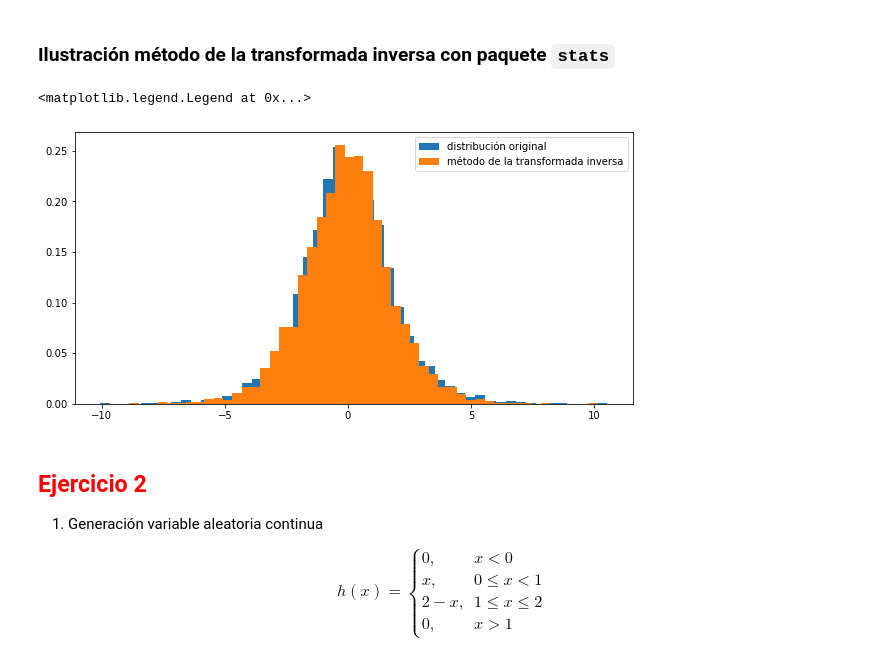
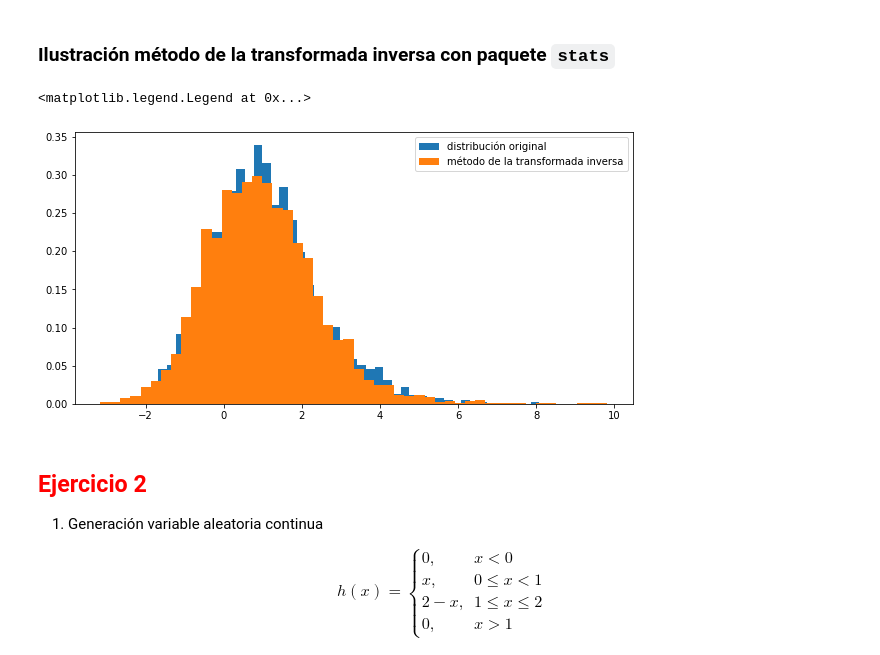
Before and after one commit to danielch4/SPF-2021-I, a Jupyter notebook: TEMA-2/Clase11_Ejercicios_MTI_MAR.ipynb, the cells around one changed output. Cells and saved outputs as stored; diff of their text form; code cells hidden in the pictures.

```diff
--- a/TEMA-2/Clase11_Ejercicios_MTI_MAR.ipynb
+++ b/TEMA-2/Clase11_Ejercicios_MTI_MAR.ipynb
@@ -13,32 +13,33 @@ from math import factorial as fac # Importo la operación factorial
 ### Ilustración método de la transformada inversa con paquete `stats`
 # %%
 # Elegir la distribución
-name_dist = ''
+# st.exponnorm.
+name_dist = 'exponnorm'
 # Explorar la función de la función getattr
-dist =
+dist = getattr(st, name_dist)
 # Parametros de la distribución
-c = 1
+K = 1
 # Cantidad de términos
 N = 5000
 # Diccionario de argumentos de la distribución
-args =
+args = {'K': K, 'size': N}
 
 # Generación de variable aleatorias de la distrubición elegida
-x =
+x = dist.rvs(**args)
 
 # Comparación de histogramas
 # 1. Histograma distribución original
 plt.figure(figsize=[10,5])
 plt.hist(x, bins=50,density=True, label='distribución original');
 
-# 2. Implementación del método de la transformada inversa usando función 'ppf'
-U =
-f_inv =
+# # 2. Implementación del método de la transformada inversa usando función 'ppf'
+U = np.random.rand(N)
+f_inv = dist.ppf(U, args['K'])
 plt.hist(f_inv, bins=50, density=True, label='método de la transformada inversa');
 plt.legend()
 # %% [output]
 <matplotlib.legend.Legend at 0x...>
-[figure, old version]
+[figure, new version]
 # %% [markdown]
 ## <font color ='red'> **Ejercicio 2**
  1. Generación variable aleatoria continua
```
Also changed, not shown: parts of 5 cells of this notebook, 3 other files.
